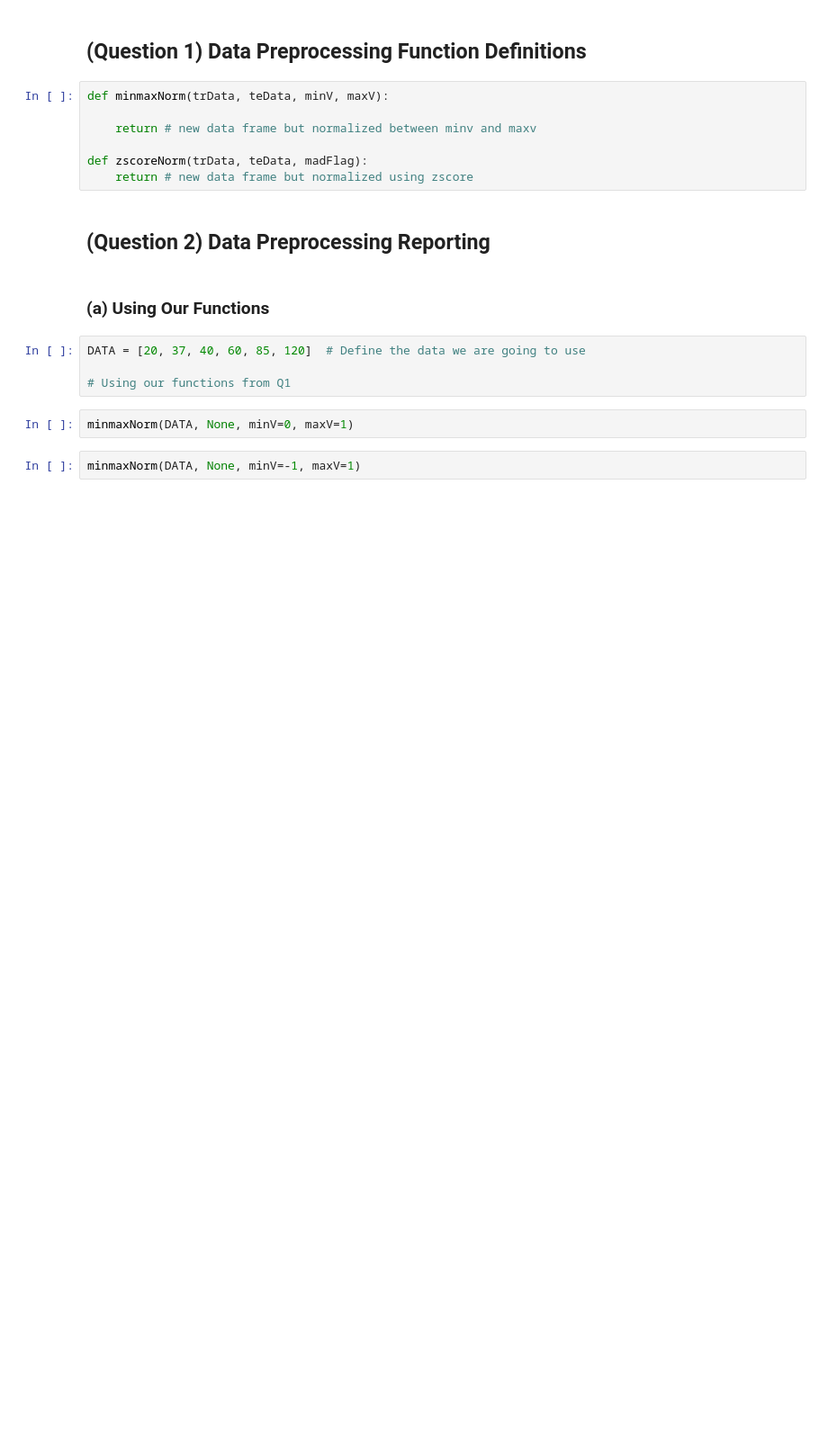
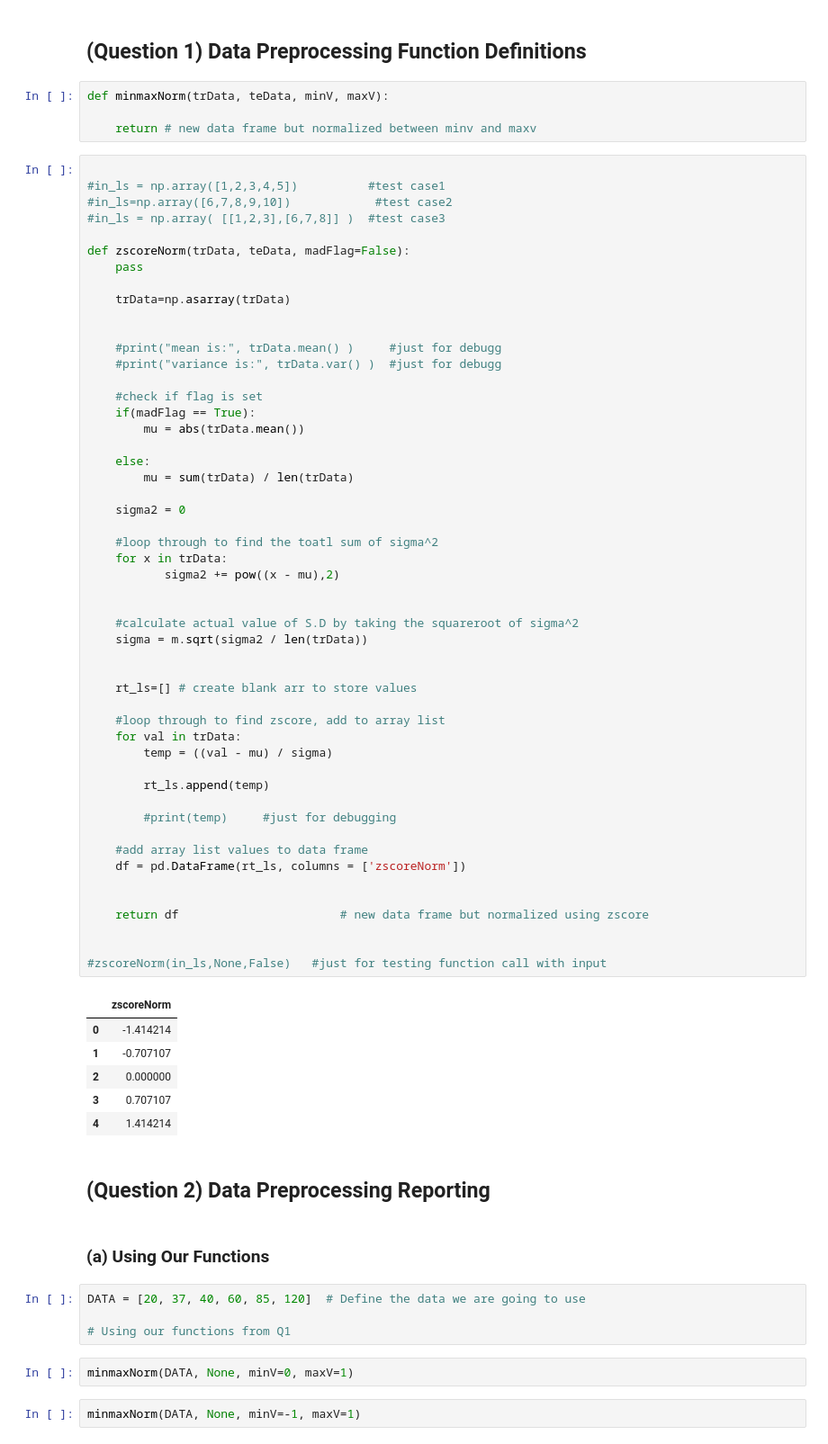
Before and after one commit to DevvyDont/DataMining, a Jupyter notebook: A1/A1_Group_Zamorano.ipynb, the cells around one changed output. Shown: that part at 90% size. Saved outputs shown, nothing was run; the diff lists cells and outputs as text; blank space fills up the shorter version.

Commit message:
tjb: zscoreNorm, and question 3

```diff
--- a/A1/A1_Group_Zamorano.ipynb
+++ b/A1/A1_Group_Zamorano.ipynb
@@ -13,9 +16,64 @@ import numpy
 def minmaxNorm(trData, teData, minV, maxV):
 
     return # new data frame but normalized between minv and maxv
-
-def zscoreNorm(trData, teData, madFlag):
-    return # new data frame but normalized using zscore
+# %%
+
+#in_ls = np.array([1,2,3,4,5])          #test case1
+#in_ls=np.array([6,7,8,9,10])            #test case2
+#in_ls = np.array( [[1,2,3],[6,7,8]] )  #test case3
+
+def zscoreNorm(trData, teData, madFlag=False):
+    pass
+
+    trData=np.asarray(trData)
+
+
+    #print("mean is:", trData.mean() )     #just for debugg
+    #print("variance is:", trData.var() )  #just for debugg
+
+    #check if flag is set
+    if(madFlag == True):
+        mu = abs(trData.mean())
+
+    else:
+        mu = sum(trData) / len(trData)
+
+    sigma2 = 0
+
+    #loop through to find the toatl sum of sigma^2
+    for x in trData:
+           sigma2 += pow((x - mu),2)
+
+
+    #calculate actual value of S.D by taking the squareroot of sigma^2
+    sigma = m.sqrt(sigma2 / len(trData))
+
+
+    rt_ls=[] # create blank arr to store values
+
+    #loop through to find zscore, add to array list
+    for val in trData:
+        temp = ((val - mu) / sigma)
+
+        rt_ls.append(temp)
+
+        #print(temp)     #just for debugging
+
+    #add array list values to data frame
+    df = pd.DataFrame(rt_ls, columns = ['zscoreNorm'])
+
+
+    return df                       # new data frame but normalized using zscore
+
+
+#zscoreNorm(in_ls,None,False)   #just for testing function call with input
+# %% [output]
+|  | zscoreNorm |
+| 0 | -1.414214 |
+| 1 | -0.707107 |
+| 2 | 0.000000 |
+| 3 | 0.707107 |
+| 4 | 1.414214 |
 # %% [markdown]
 ## (Question 2) Data Preprocessing Reporting
 # %% [markdown]
```
Also changed, not shown: parts of 17 cells of this notebook.
